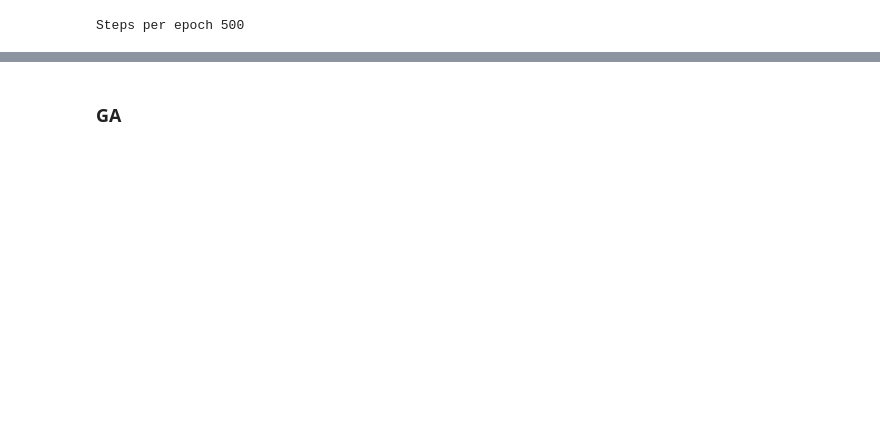
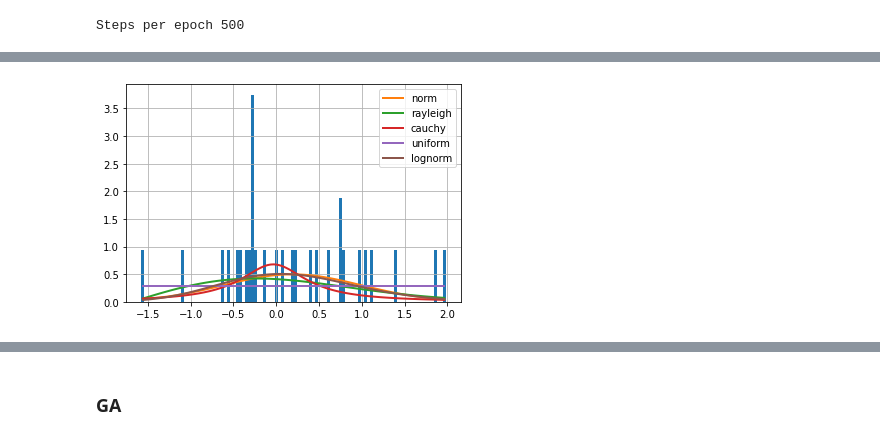
Before and after one commit to martavillagran/martavillagran.github.io, a Jupyter notebook: TFM.ipynb, the cells around one changed output, grey strips where cells are left out. Saved outputs shown, nothing was run; the diff lists cells and outputs as text; code cells hidden in the pictures; blank space fills up the shorter version.

```diff
--- a/TFM.ipynb
+++ b/TFM.ipynb
@@ -1719,3 +2086,8 @@ Epoch2...........Val acc: 0.2083
+# %%
+net.new_topology = [784, 800, 100, 10]
+net.AG_update(1)
+# %% [output]
+[figure, added]
 # %%
 plot_results(history)
 # %% [output]
```
Also changed, not shown: parts of 27 cells of this notebook.
